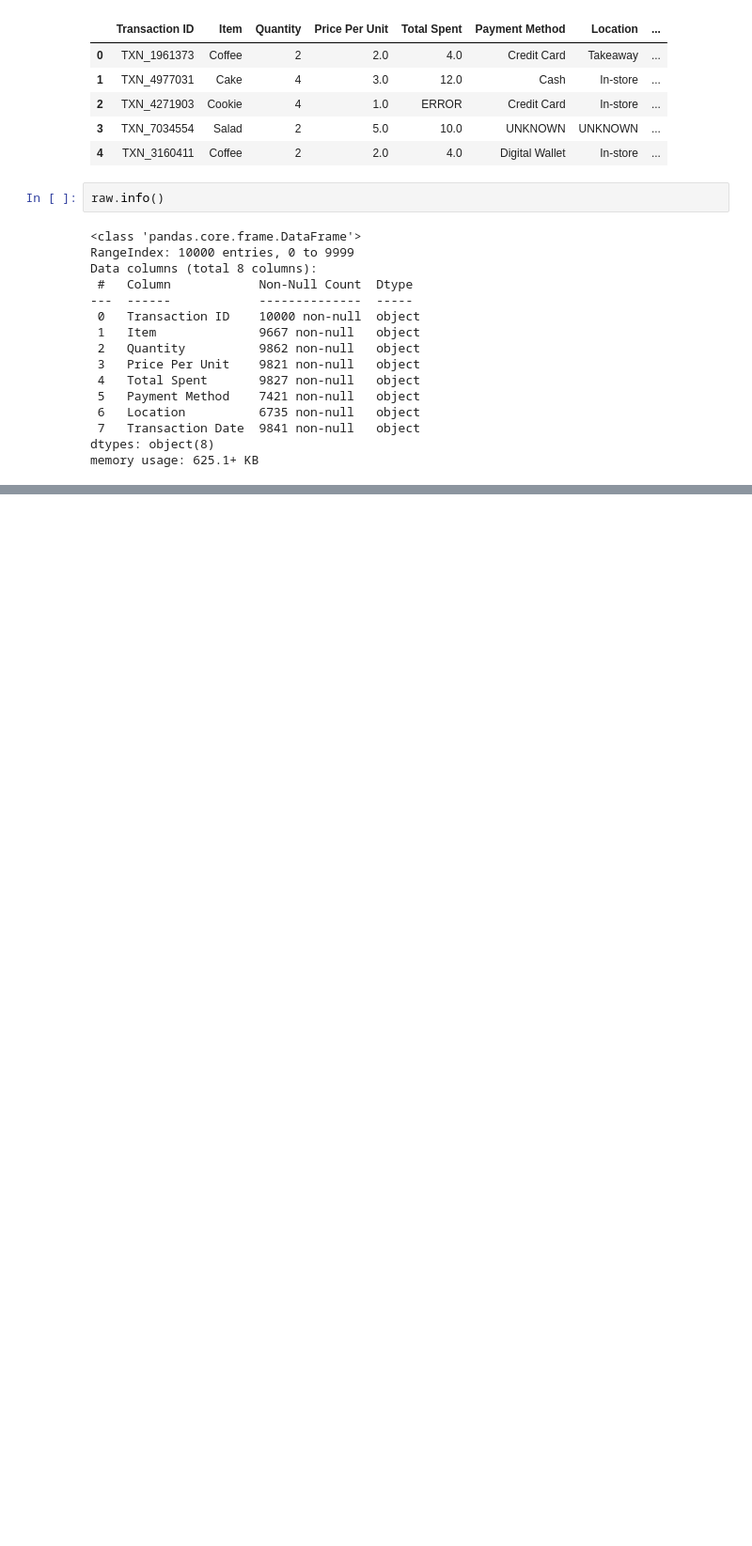
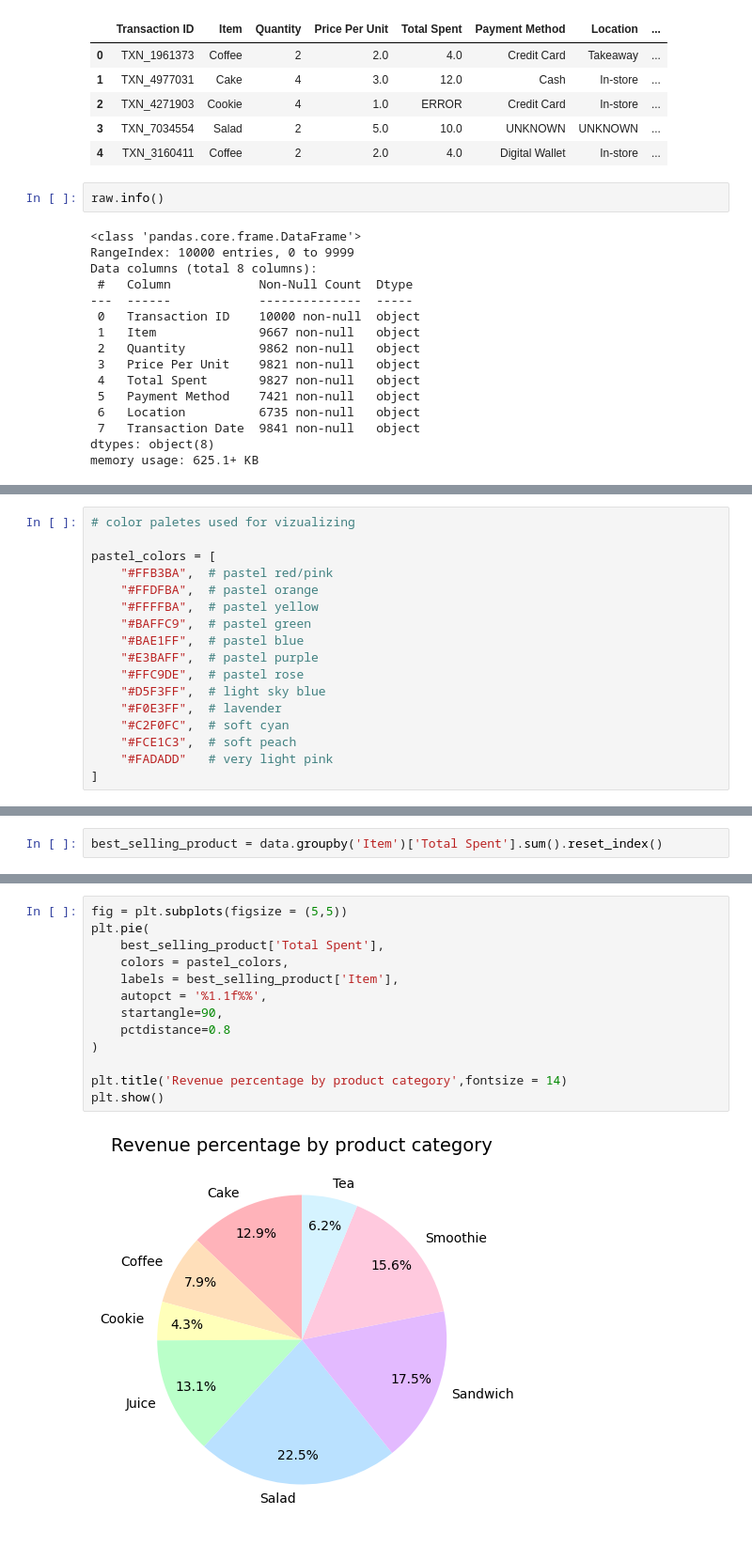
Before and after one commit to nh-adorie/learning_python, a Jupyter notebook: data/cafe_sales.ipynb, the cells around one changed output, grey strips where cells are left out. Shown at 94% size. Cells and saved outputs as stored; diff of their text form; blank space fills up the shorter version.

```diff
--- a/data/cafe_sales.ipynb
+++ b/data/cafe_sales.ipynb
@@ -138,0 +172,17 @@ item_to_price
+# %%
+# color paletes used for vizualizing
+
+pastel_colors = [
+    "#FFB3BA",  # pastel red/pink
+    "#FFDFBA",  # pastel orange
+    "#FFFFBA",  # pastel yellow
+    "#BAFFC9",  # pastel green
+    "#BAE1FF",  # pastel blue
+    "#E3BAFF",  # pastel purple
+    "#FFC9DE",  # pastel rose
+    "#D5F3FF",  # light sky blue
+    "#F0E3FF",  # lavender
+    "#C2F0FC",  # soft cyan
+    "#FCE1C3",  # soft peach
+    "#FADADD"   # very light pink
+]
@@ -138,0 +227,2 @@ item_to_price
+# %%
+best_selling_product = data.groupby('Item')['Total Spent'].sum().reset_index()
@@ -138,0 +241,15 @@ item_to_price
+# %%
+fig = plt.subplots(figsize = (5,5))
+plt.pie(
+    best_selling_product['Total Spent'],
+    colors = pastel_colors,
+    labels = best_selling_product['Item'],
+    autopct = '%1.1f%%',
+    startangle=90,
+    pctdistance=0.8
+)
+
+plt.title('Revenue percentage by product category',fontsize = 14)
+plt.show()
+# %% [output]
+[figure, added]
```
Also changed, not shown: parts of 27 cells of this notebook, 2 other files.
